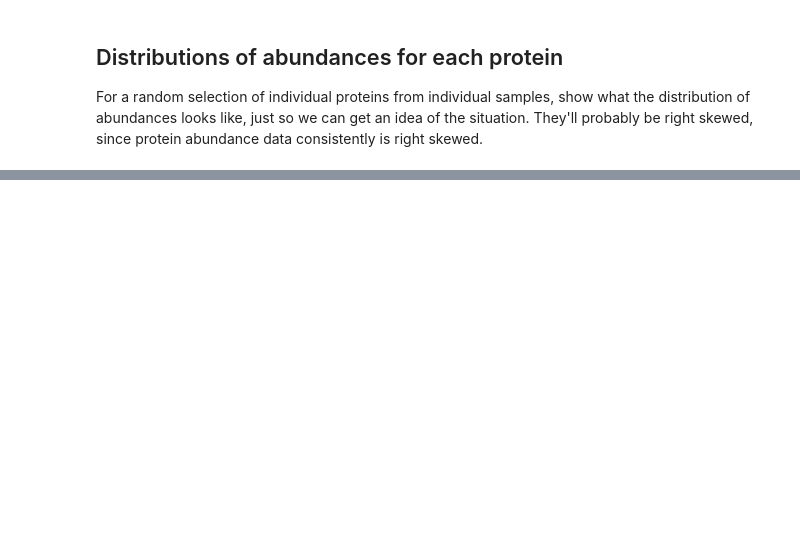
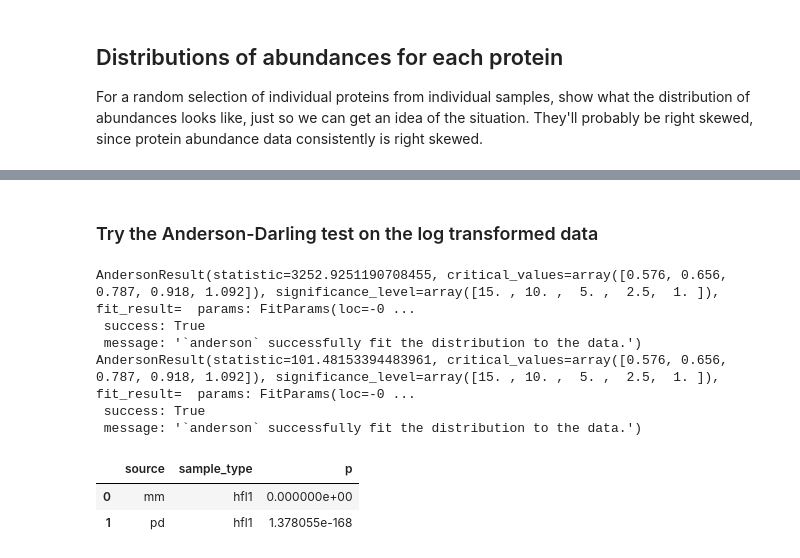
Before and after one commit to PayneLab/organoid_scp, a Jupyter notebook: 02_distributions.ipynb, the cells around one changed output, grey strips where cells are left out. Saved outputs shown, nothing was run; the diff lists cells and outputs as text; code cells hidden in the pictures; blank space fills up the shorter version.

```diff
--- a/02_distributions.ipynb
+++ b/02_distributions.ipynb
@@ -446,0 +549,14 @@ overall_distribution_plot(inputs, log2=True)
+# %% [markdown]
+### Try the Anderson-Darling test on the log transformed data
+# %%
+ad_on_normalized(inputs, log2=True)
+# %% [output]
+AndersonResult(statistic=3252.9251190708455, critical_values=array([0.576, 0.656, 0.787, 0.918, 1.092]), significance_level=array([15. , 10. ,  5. ,  2.5,  1. ]), fit_result=  params: FitParams(loc=-0 ...
+ success: True
+ message: '`anderson` successfully fit the distribution to the data.')
+AndersonResult(statistic=101.48153394483961, critical_values=array([0.576, 0.656, 0.787, 0.918, 1.092]), significance_level=array([15. , 10. ,  5. ,  2.5,  1. ]), fit_result=  params: FitParams(loc=-0 ...
+ success: True
+ message: '`anderson` successfully fit the distribution to the data.')
+|  | source | sample_type | p |
+| 0 | mm | hfl1 | 0.000000e+00 |
+| 1 | pd | hfl1 | 1.378055e-168 |
```
Also changed, not shown: parts of 14 cells of this notebook, 1 other file.
